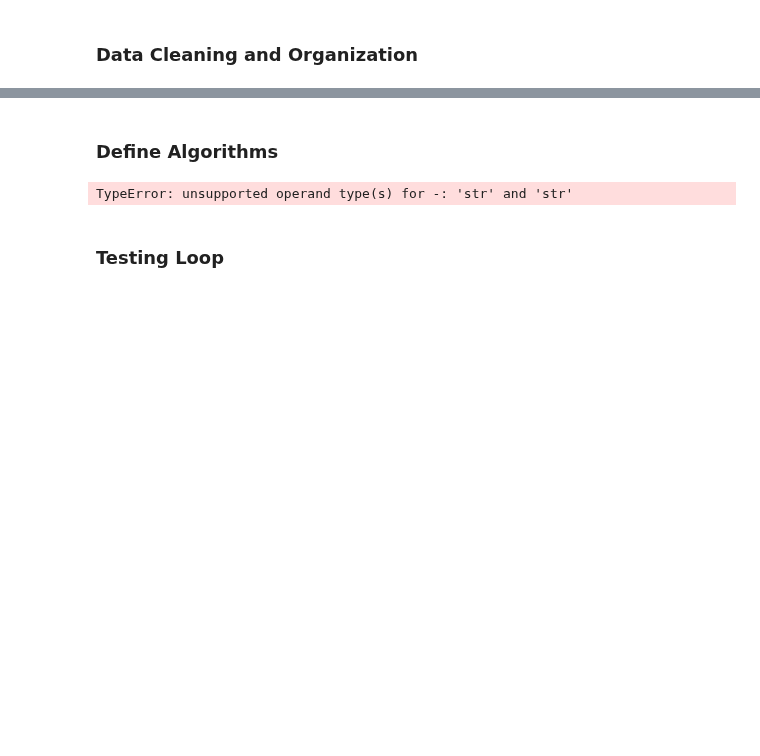
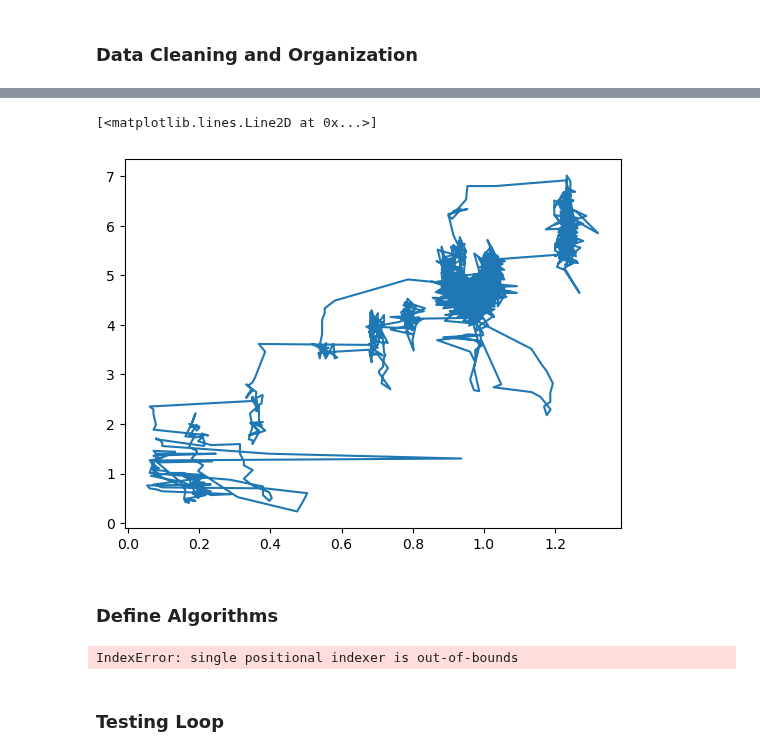
Before and after one commit to eliu420/photon-range-estimator, a Jupyter notebook: test_loop.ipynb, the cells around one changed output, grey strips where cells are left out. Drawn from its saved outputs; the diff is of its cells as text; code cells hidden in the pictures; blank space fills up the shorter version.

```diff
--- a/test_loop.ipynb
+++ b/test_loop.ipynb
@@ -98,3 +99,8 @@ memory usage: 10.0+ MB
+# %%
+plt.plot(df['Power 1 kW'], df['Speed m/s'])
+# %% [output]
+[<matplotlib.lines.Line2D at 0x...>]
+[figure, added]
 # %% [markdown]
 ### Define Algorithms
 # %%
@@ -109,6 +115,8 @@ Define algorithms to be called during testing loop:
 """Calculate average kWh/nm for entire run.
 Will be removed."""
 
+df = df[11000:14500]
+
 batt_cap = 63   # kWh
 batt_health = 1.00 # %
 batt_full = batt_cap*batt_health
@@ -116,10 +124,13 @@ batt_full = batt_cap*batt_health
 batt_consumed = (df['SOC 1 %'].iloc[0] - df['SOC 1 %'].iloc[-1])*batt_full/100   # kWh
 dist_traveled = (df['Distance nm'].iloc[-1] - df['Distance nm'].iloc[0])  # nm
 time_spent = df['Time'].iloc[-1] - df['Time'].iloc[0]
+
 avg_consumption_rate = batt_consumed/dist_traveled
-print('Run Stats:', round(time_spent/60, 1), 'min |', round(dist_traveled, 2), 'nm traveled |', batt_consumed, 'kWh spent |', round(avg_consumption_rate, 1), 'kWh/nm')
+
+print('Run Stats:', round(time_spent.seconds/60, 1), 'min |', round(dist_traveled, 2), 'nm traveled |', batt_consumed, 'kWh spent')
+print('Avg kW:', round(df['Power 1 kW'].mean(), 1), 'kW | kWh/time', round(batt_consumed/(time_spent.seconds/3600),1), 'kW | kWh/dist', round(batt_consumed/dist_traveled,1), 'kWh/nm | kW/speed', round(df['Power 1 kW'].mean()*1852/(df['Speed m/s'].mean()*3600),1),'kWh/nm')
 # %% [output]
-TypeError: unsupported operand type(s) for -: 'str' and 'str'
+IndexError: single positional indexer is out-of-bounds
 # %%
 def rolling_avg(data, batt_cap, N):
     """This function is based on a rolling average consumption rate of N data points.
```
Also changed, not shown: parts of 3 cells of this notebook, 1 other file.
